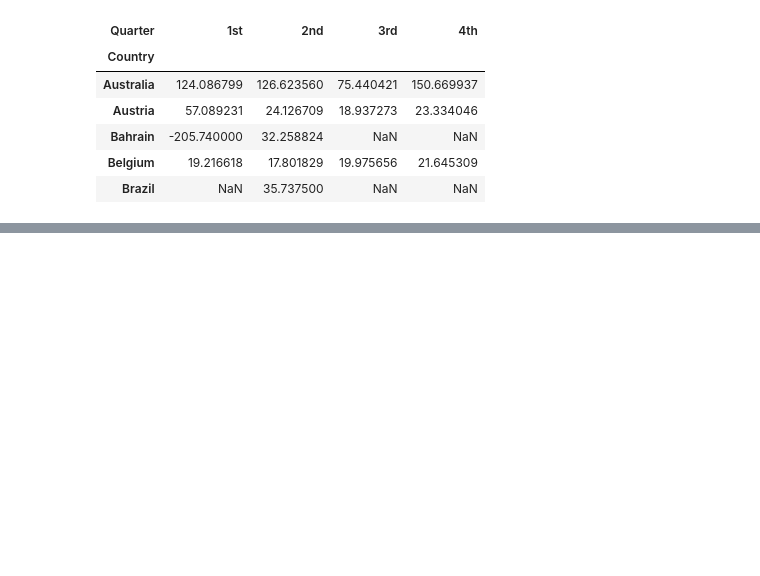
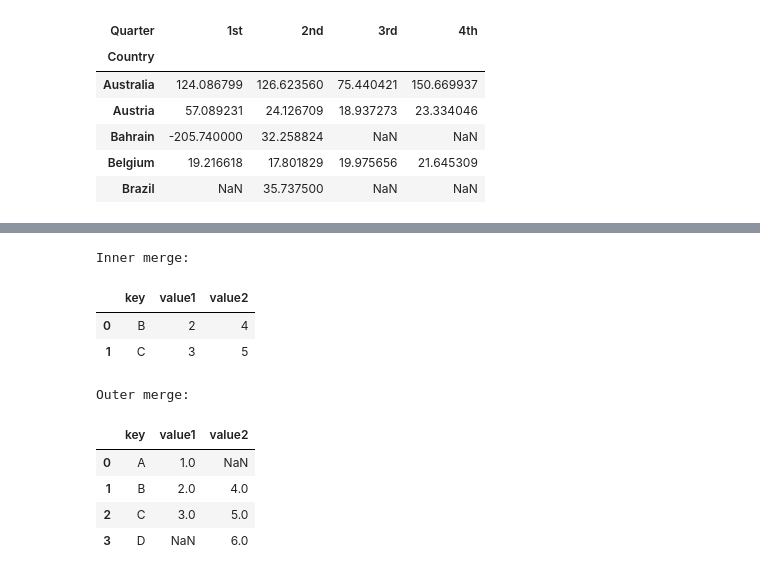
Before and after one commit to pahoalapizco/python_for_data_science, a Jupyter notebook: notebooks/2.0-numpy_pandas_da-pandas.ipynb, the cells around one changed output, grey strips where cells are left out. Cells and saved outputs as stored; diff of their text form; code cells hidden in the pictures; blank space fills up the shorter version.

```diff
--- a/notebooks/2.0-numpy_pandas_da-pandas.ipynb
+++ b/notebooks/2.0-numpy_pandas_da-pandas.ipynb
@@ -801,0 +868,12 @@ See the caveats in the documentation: https://pandas.pydata.org/pandas-docs/stab
+# %%
+df1 = pd.DataFrame({
+  'key': ['A', 'B', 'C'],
+  'value1': [1,2,3]
+})
+
+df2 = pd.DataFrame({
+  'key': ['B', 'C', 'D'],
+  'value2': [4,5,6]
+})
+
+display(df1, df2)
@@ -801,0 +889,19 @@ See the caveats in the documentation: https://pandas.pydata.org/pandas-docs/stab
+# %%
+inner_merge = pd.merge(left=df1, right=df2, on="key", how="inner")
+print("Inner merge:")
+display(inner_merge)
+
+outer_merge = pd.merge(left=df1, right=df2, on="key", how="outer")
+print("Outer merge:")
+display(outer_merge)
+# %% [output]
+Inner merge:
+|  | key | value1 | value2 |
+| 0 | B | 2 | 4 |
+| 1 | C | 3 | 5 |
+Outer merge:
+|  | key | value1 | value2 |
+| 0 | A | 1.0 | NaN |
+| 1 | B | 2.0 | 4.0 |
+| 2 | C | 3.0 | 5.0 |
+| 3 | D | NaN | 6.0 |
```
Also changed, not shown: parts of 13 cells of this notebook.
